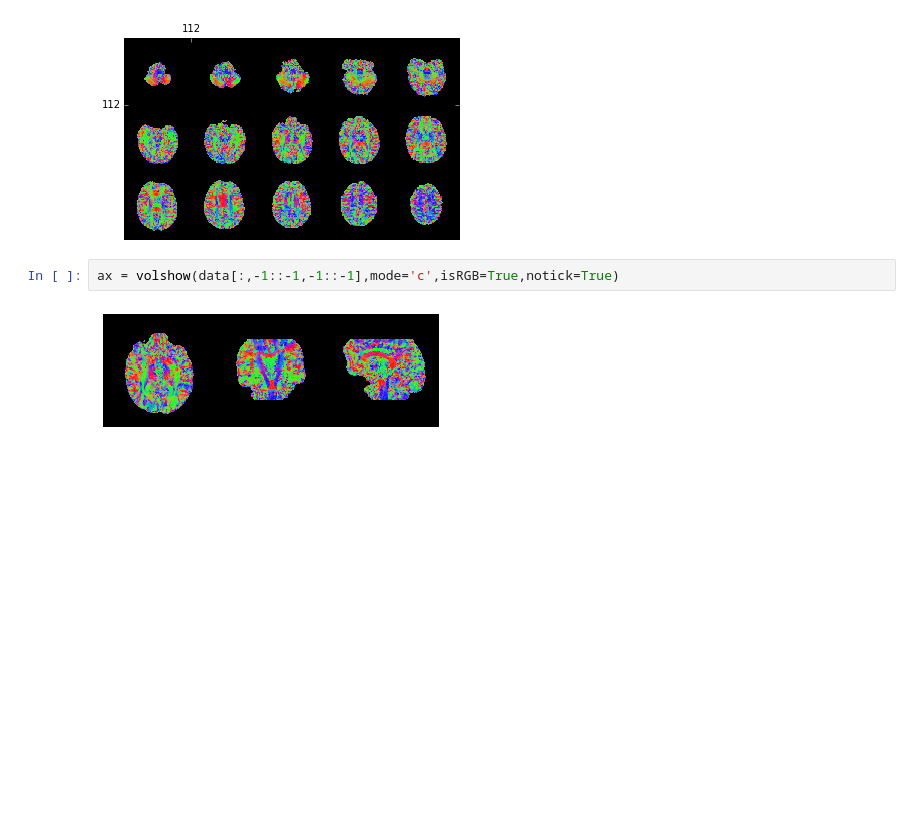
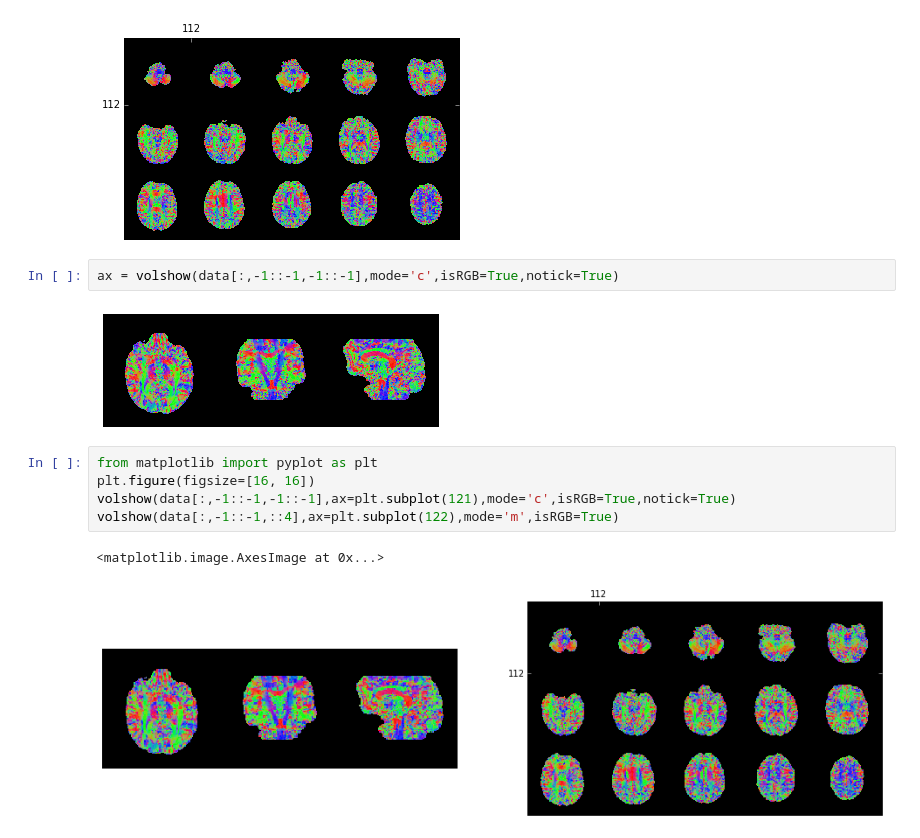
Before and after one commit to grlee77/pyvolplot, a Jupyter notebook: examples/volplot_color_montage.ipynb, the cells around one changed output. Drawn from its saved outputs; the diff is of its cells as text; blank space fills up the shorter version.

Commit message:
volplot 'imagegrid' mode improved.  volplot supports fig, subplot arguments.  volplot supports list inputs

```diff
--- a/examples/volplot_color_montage.ipynb
+++ b/examples/volplot_color_montage.ipynb
@@ -17,3 +17,11 @@ ax = volshow(data[:,-1::-1,::4],mode='m',isRGB=True) #,show_lines=True)
 ax = volshow(data[:,-1::-1,-1::-1],mode='c',isRGB=True,notick=True)
 # %% [output]
 [figure]
+# %%
+from matplotlib import pyplot as plt
+plt.figure(figsize=[16, 16])
+volshow(data[:,-1::-1,-1::-1],ax=plt.subplot(121),mode='c',isRGB=True,notick=True)
+volshow(data[:,-1::-1,::4],ax=plt.subplot(122),mode='m',isRGB=True)
+# %% [output]
+<matplotlib.image.AxesImage at 0x...>
+[figure, added]
```
Also changed, not shown: 3 other files.
